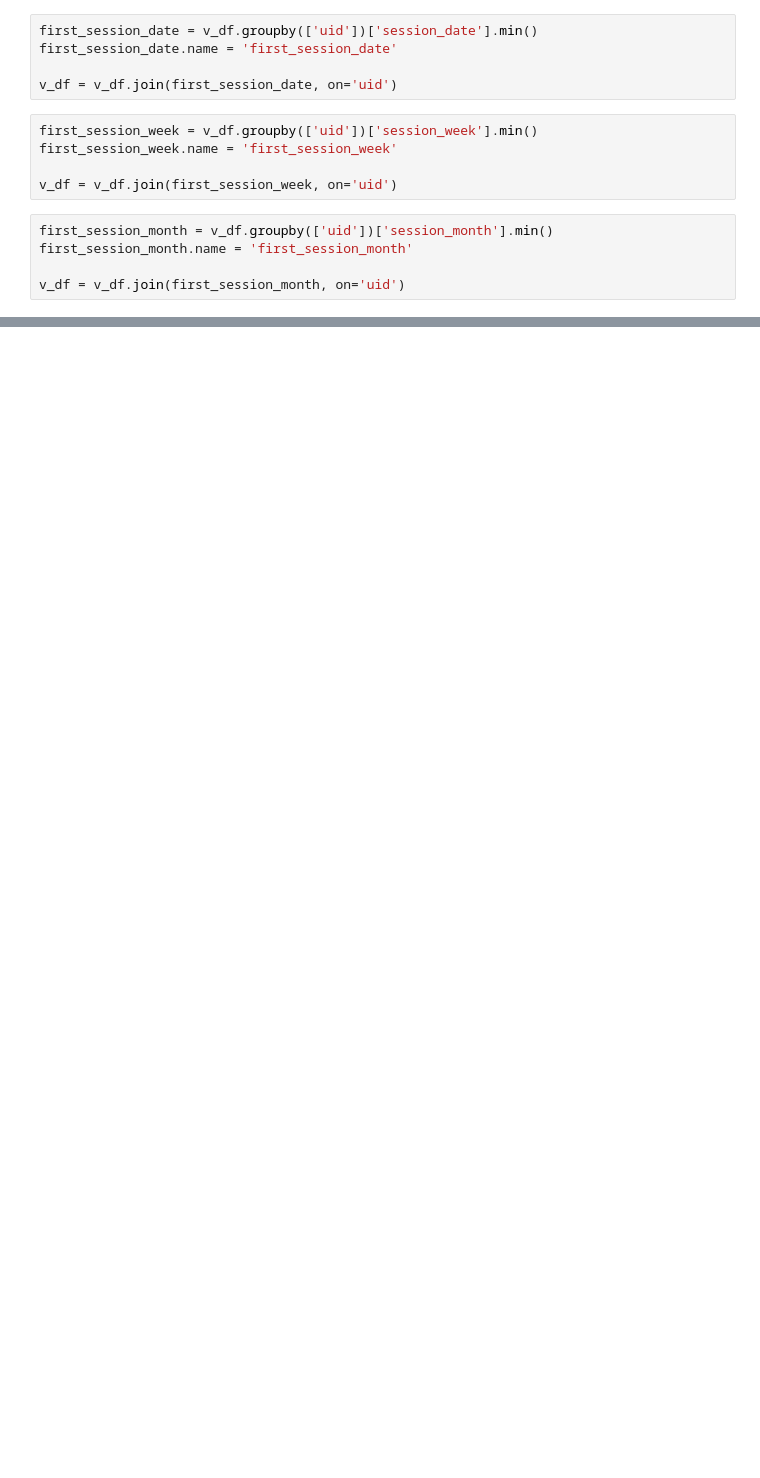
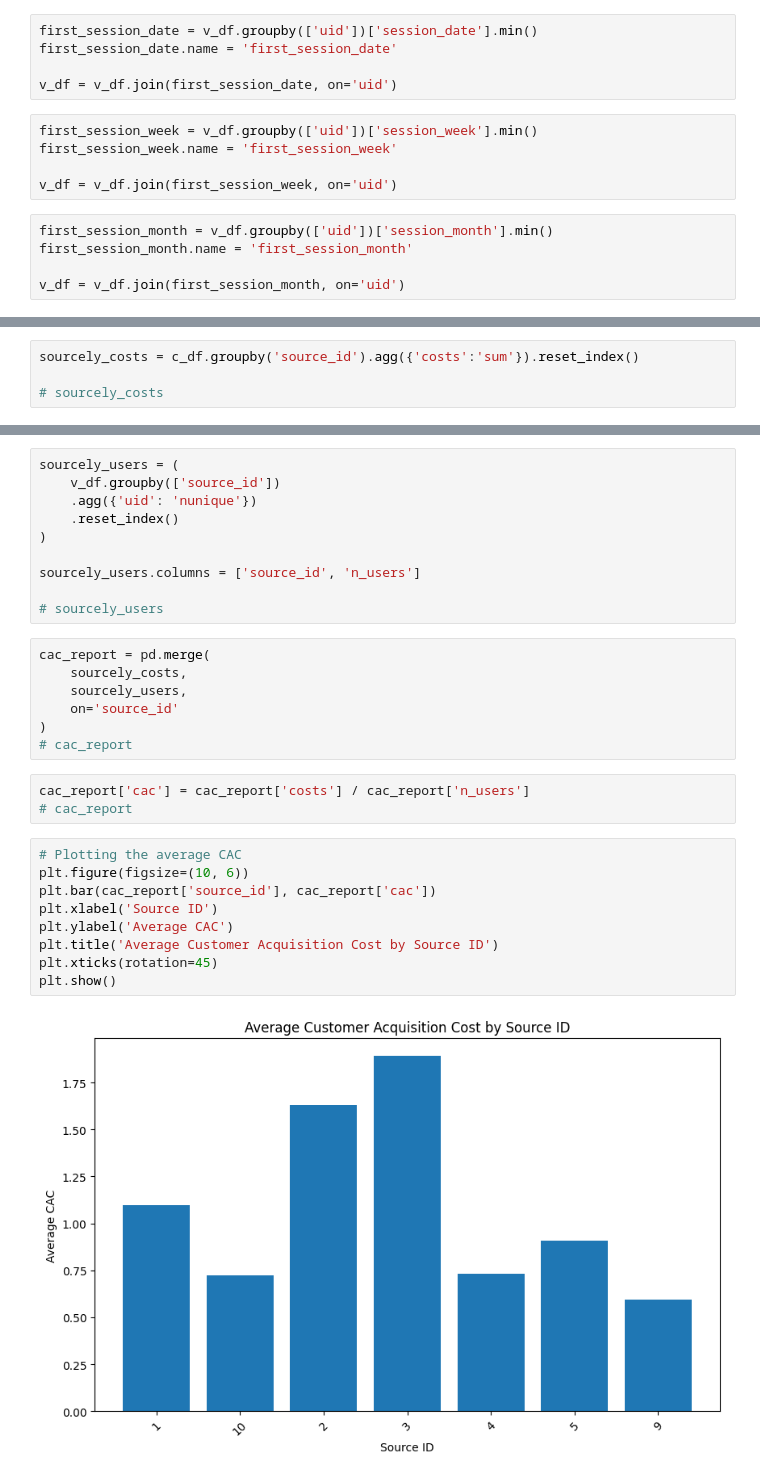
Before and after one commit to Malokingi/yandex_afisha_marketing_report, a Jupyter notebook: report.ipynb, the cells around one changed output, grey strips where cells are left out. Cells and saved outputs as stored; diff of their text form; blank space fills up the shorter version.

```diff
--- a/report.ipynb
+++ b/report.ipynb
@@ -334,0 +417,4 @@ ltv_data['ltv'].head(20)
+# %%
+sourcely_costs = c_df.groupby('source_id').agg({'costs':'sum'}).reset_index()
+
+# sourcely_costs
@@ -334,0 +437,31 @@ ltv_data['ltv'].head(20)
+# %%
+sourcely_users = (
+    v_df.groupby(['source_id'])
+    .agg({'uid': 'nunique'})
+    .reset_index()
+)
+
+sourcely_users.columns = ['source_id', 'n_users']
+
+# sourcely_users
+# %%
+cac_report = pd.merge(
+    sourcely_costs,
+    sourcely_users,
+    on='source_id'
+)
+# cac_report
+# %%
+cac_report['cac'] = cac_report['costs'] / cac_report['n_users']
+# cac_report
+# %%
+# Plotting the average CAC
+plt.figure(figsize=(10, 6))
+plt.bar(cac_report['source_id'], cac_report['cac'])
+plt.xlabel('Source ID')
+plt.ylabel('Average CAC')
+plt.title('Average Customer Acquisition Cost by Source ID')
+plt.xticks(rotation=45)
+plt.show()
+# %% [output]
+[figure, added]
```
Also changed, not shown: parts of 26 cells of this notebook, 1 other file.
